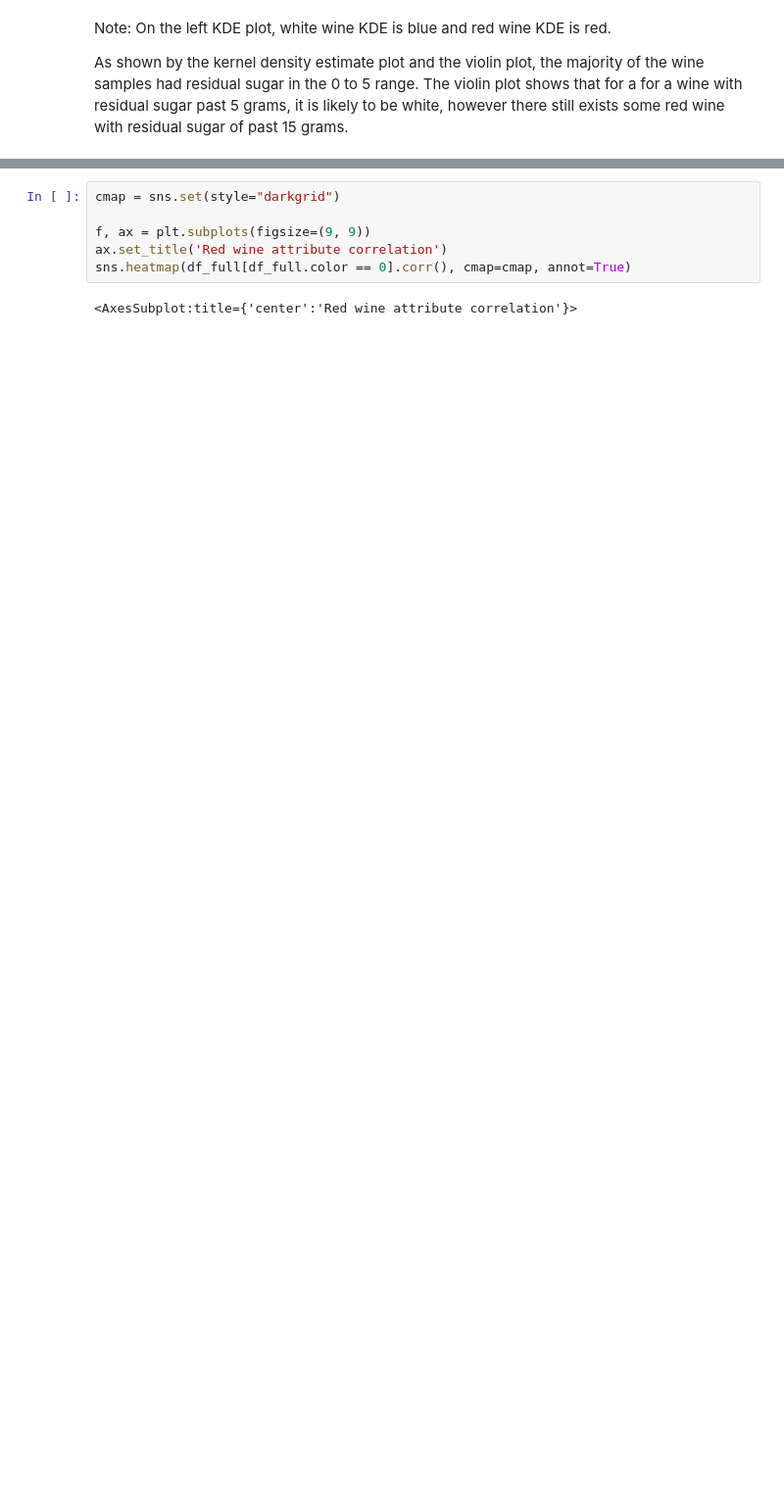
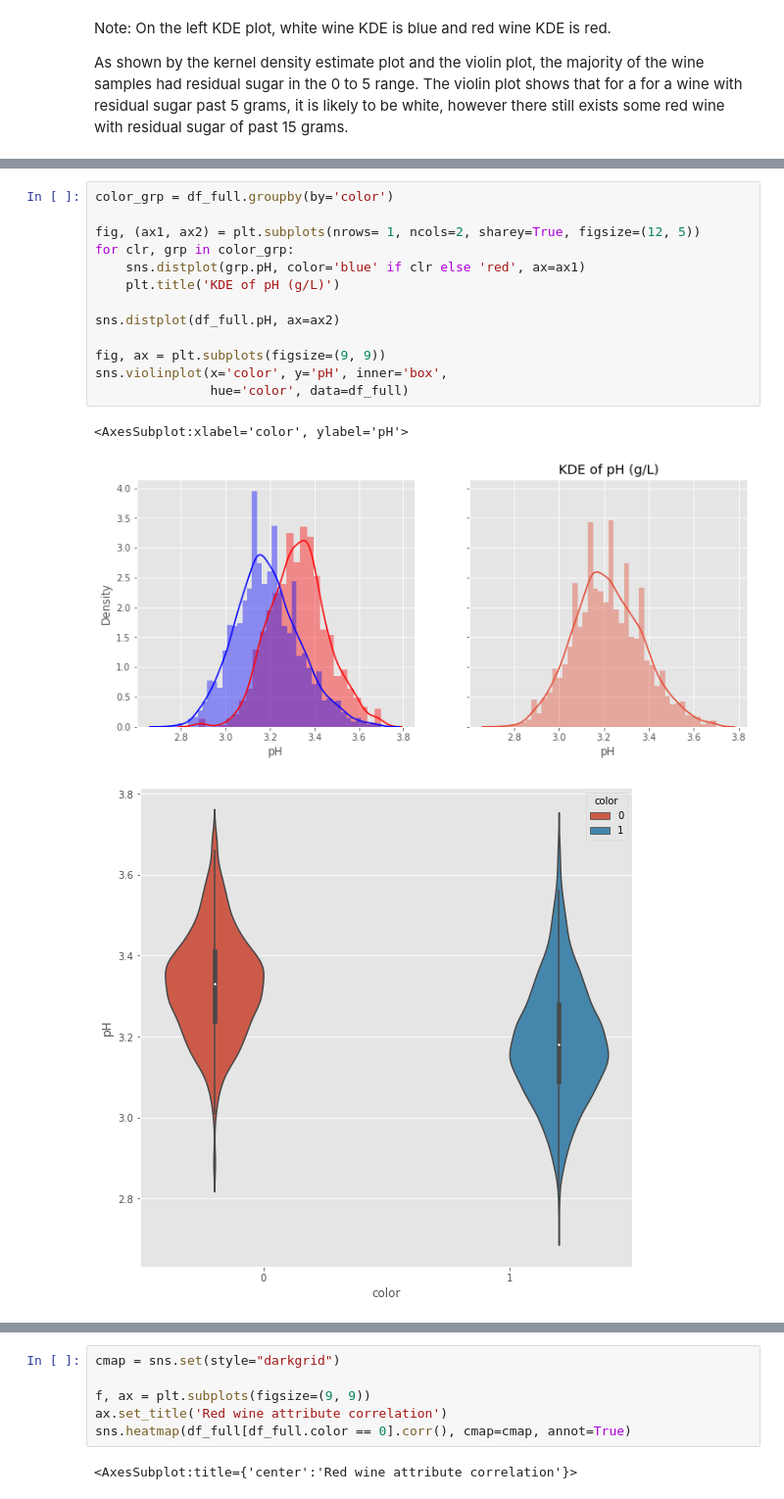
Before and after one commit to harrisonnoble/ml-projects, a Jupyter notebook: Lab 1/Lab 1.ipynb, the cells around one changed output, grey strips where cells are left out. Shown at 98% size. Cells and saved outputs as stored; diff of their text form; blank space fills up the shorter version.

```diff
--- a/Lab 1/Lab 1.ipynb
+++ b/Lab 1/Lab 1.ipynb
@@ -353,0 +368,17 @@ The kernel density estimate and the violin plot show where red and white wines l
+# %%
+color_grp = df_full.groupby(by='color')
+
+fig, (ax1, ax2) = plt.subplots(nrows= 1, ncols=2, sharey=True, figsize=(12, 5))
+for clr, grp in color_grp:
+    sns.distplot(grp.pH, color='blue' if clr else 'red', ax=ax1)
+    plt.title('KDE of pH (g/L)')
+
+sns.distplot(df_full.pH, ax=ax2)
+
+fig, ax = plt.subplots(figsize=(9, 9))
+sns.violinplot(x='color', y='pH', inner='box',
+               hue='color', data=df_full)
+# %% [output]
+<AxesSubplot:xlabel='color', ylabel='pH'>
+[figure, added]
+[figure, added]
```
Also changed, not shown: parts of 20 cells of this notebook.
